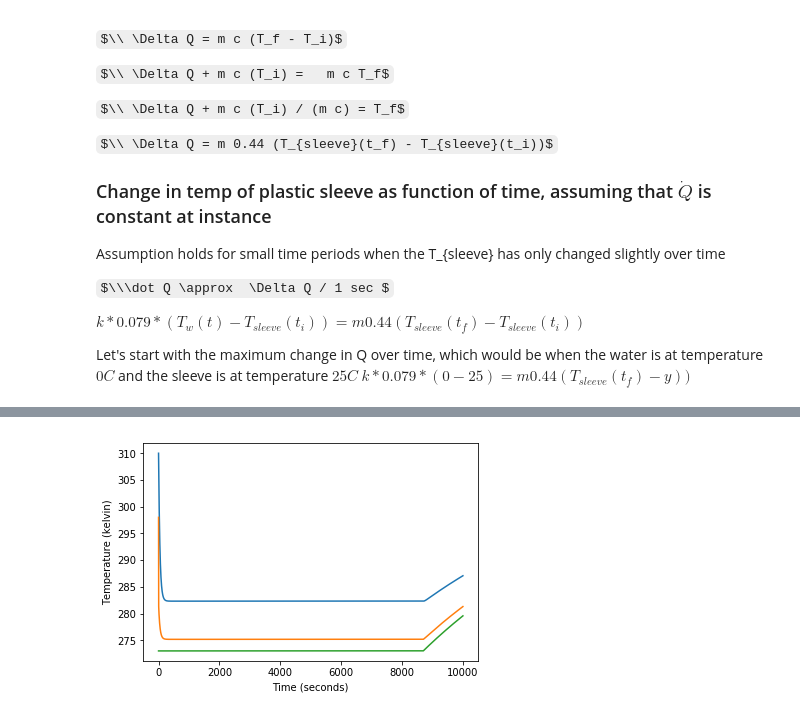
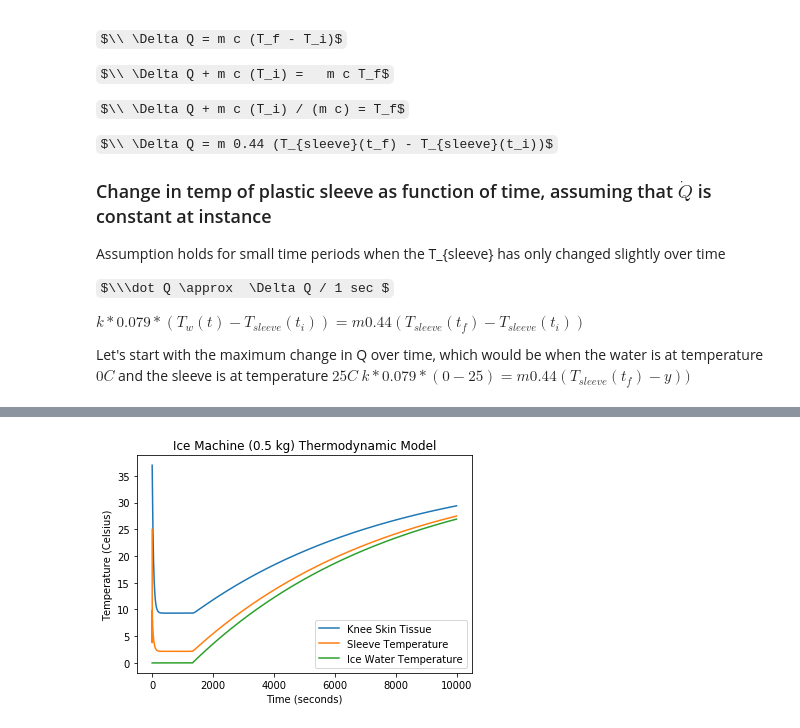
Before and after one commit to Saqibm128/Cryotherapy-Knee-Pad-Simulation, a Jupyter notebook: Iceman Thermal Engineering Analysis.ipynb, the cells around one changed output, grey strips where cells are left out. Cells and saved outputs as stored; diff of their text form; code cells hidden in the pictures; some formulas as TeX source.

```diff
--- a/Iceman Thermal Engineering Analysis.ipynb
+++ b/Iceman Thermal Engineering Analysis.ipynb
@@ -285,9 +284,35 @@ plt.show()
-# %%
-plt.plot(kneeSkinTissue.T)
-plt.plot(sleeve.T)
-plt.plot(iceWater.T)
-plt.xlabel("Time (seconds)")
-plt.ylabel("Temperature (kelvin)")
-plt.show()
-# %% [output]
-[figure, removed]
+# %%
+kneeBlood_half = ThermItem(m=None, c=None, k=None, d=None, T_i=T_body, name="kneeBlood", forceTemp=T_body) #coefficients don't matter since this has forceTemp
+air_half = ThermItem(m=None, c=None, k=None, d=None, T_i=298, name="air", forceTemp=298)
+kneeSkinTissue_half = ThermItem(name="kneeSkinTissue", d = d_skin, m = m_skin, c = c_skin, k=k_skin, T_i=T_body)
+sleeve_half = ThermItem(name="knee pad", d = d_sleeve, m = 0.05, c=c_ldpe, k=K_ldpe, T_i=298)
+iceWater_half = IceWater(name="ice water", k=None, d=None, m = 4.75, c=c_water, T_i =T_wi, amountIce = 0.5)
+
+# rubberHose = ThermItem(m=, )
+
+allComps = [kneeBlood_half, kneeSkinTissue_half, sleeve_half, iceWater_half]
+
+kneeSkinTissue_half.addRelationship(kneeBlood_half, knee_area)
+kneeSkinTissue_half.addRelationship(sleeve_half, A_sleeve)
+sleeve_half.addRelationship(iceWater_half, A_sleeve)
+
+delta_t = 2
+for i in range(5000):
+    kneeSkinTissue_half.updateTemp(delta_t)
+    iceWater_half.updateTemp(delta_t, forceRun=True)
+    for comp in allComps:
+        comp.updateTime(delta_t)
+
+# plt.plot(kneeSkinTissue.T)
+# %%
+plt.title("Ice Machine (0.5 kg) Thermodynamic Model")
+plt.plot(kneeSkinTissue_half.T - 273, label="Knee Skin Tissue")
+plt.plot(sleeve_half.T - 273, label="Sleeve Temperature")
+plt.plot(iceWater_half.T - 273, label="Ice Water Temperature")
+plt.xlabel("Time (seconds)")
+plt.ylabel("Temperature (Celsius)")
+leg = plt.legend()
+plt.savefig("/mnt/c/Users/sawer/src/2310Model/ice_0_5_kg.png", dpi=600)
+plt.show()
+# %% [output]
+[figure, added]
```
Also changed, not shown: parts of 7 cells of this notebook, 4 other files.
